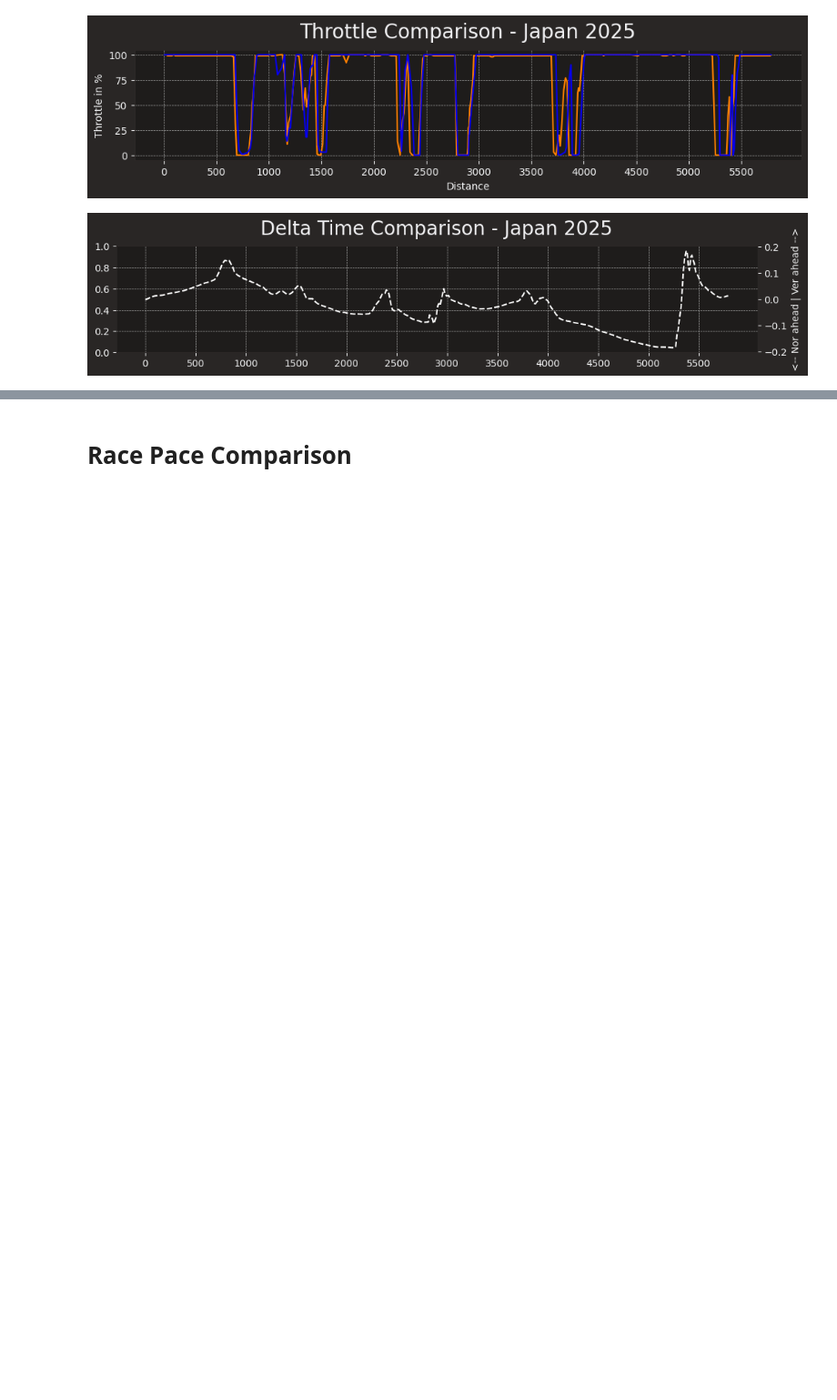
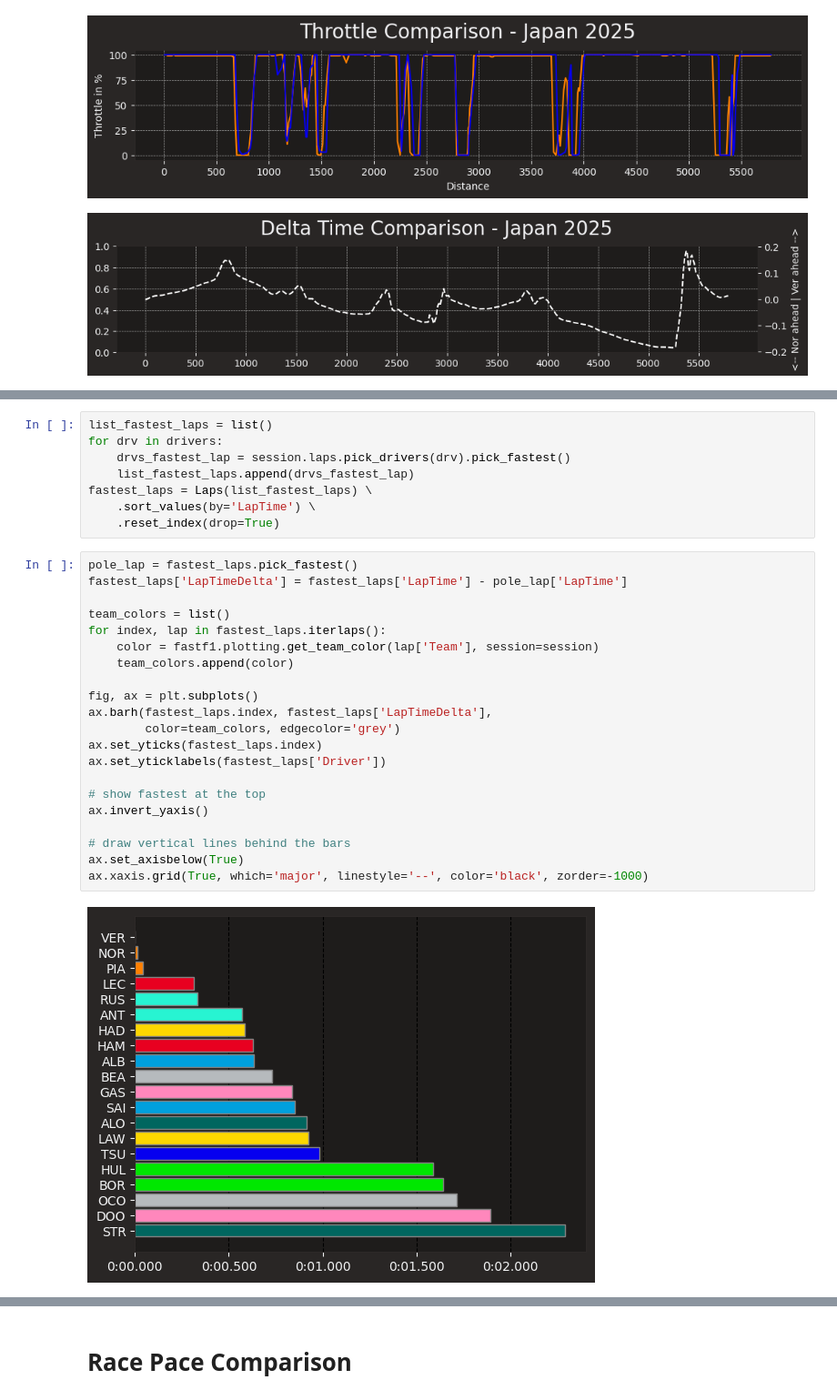
Before and after one commit to viniolt/Suzuka2025-VERxNOR-Comparision, a Jupyter notebook: f1.ipynb, the cells around one changed output, grey strips where cells are left out. Shown at 91% size. Drawn from its saved outputs; the diff is of its cells as text; blank space fills up the shorter version.

```diff
--- a/f1.ipynb
+++ b/f1.ipynb
@@ -93,0 +122,31 @@ plt.show()
+# %%
+list_fastest_laps = list()
+for drv in drivers:
+    drvs_fastest_lap = session.laps.pick_drivers(drv).pick_fastest()
+    list_fastest_laps.append(drvs_fastest_lap)
+fastest_laps = Laps(list_fastest_laps) \
+    .sort_values(by='LapTime') \
+    .reset_index(drop=True)
+# %%
+pole_lap = fastest_laps.pick_fastest()
+fastest_laps['LapTimeDelta'] = fastest_laps['LapTime'] - pole_lap['LapTime']
+
+team_colors = list()
+for index, lap in fastest_laps.iterlaps():
+    color = fastf1.plotting.get_team_color(lap['Team'], session=session)
+    team_colors.append(color)
+
+fig, ax = plt.subplots()
+ax.barh(fastest_laps.index, fastest_laps['LapTimeDelta'],
+        color=team_colors, edgecolor='grey')
+ax.set_yticks(fastest_laps.index)
+ax.set_yticklabels(fastest_laps['Driver'])
+
+# show fastest at the top
+ax.invert_yaxis()
+
+# draw vertical lines behind the bars
+ax.set_axisbelow(True)
+ax.xaxis.grid(True, which='major', linestyle='--', color='black', zorder=-1000)
+# %% [output]
+[figure, added]
```
Also changed, not shown: parts of 6 cells of this notebook.
